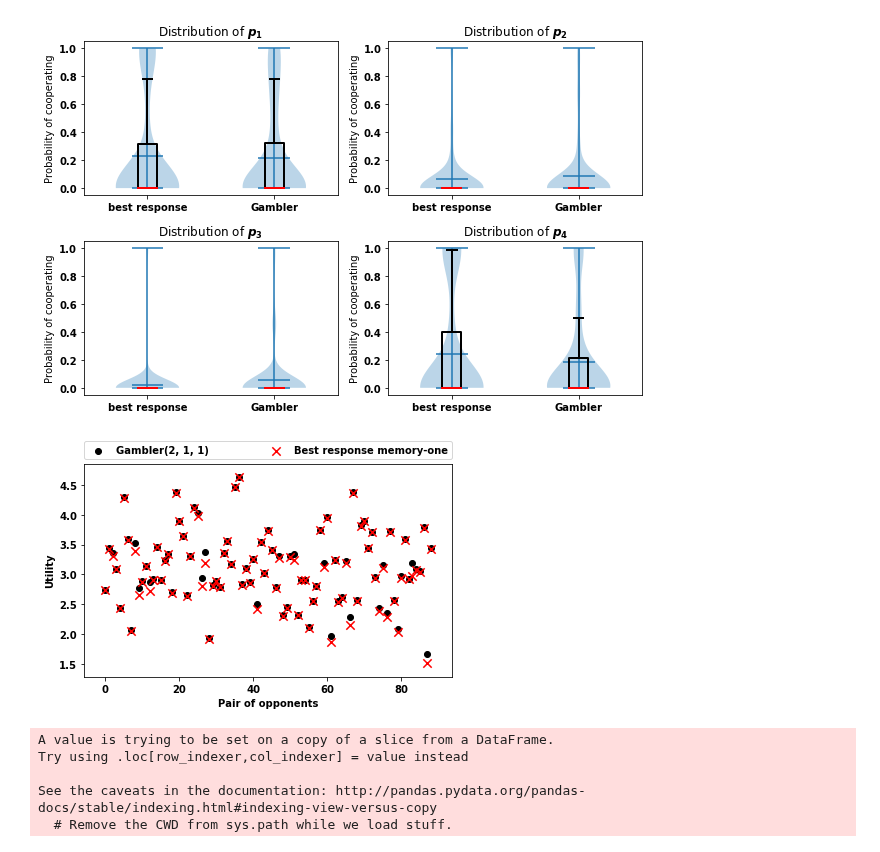
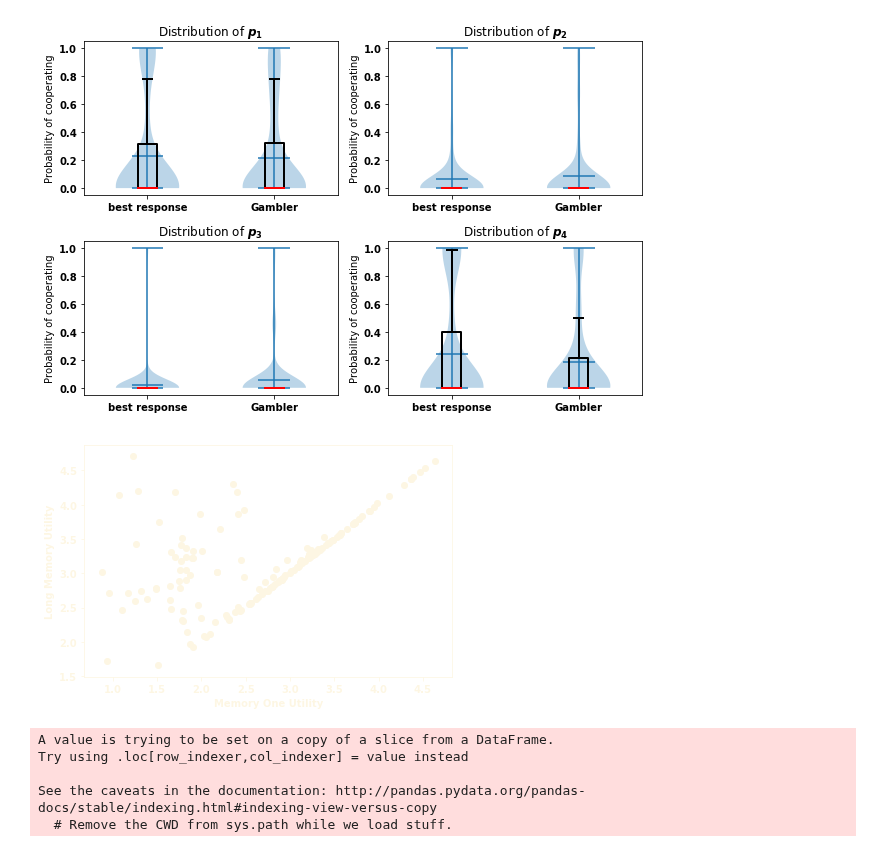
Before and after one commit to Nikoleta-v3/Memory-size-in-the-prisoners-dilemma, a Jupyter notebook: nbs/Analysis of Gambler and best responses.ipynb, the cells around one changed output. Saved outputs shown, nothing was run; the diff lists cells and outputs as text; code cells hidden in the pictures.

```diff
--- a/nbs/Analysis of Gambler and best responses.ipynb
+++ b/nbs/Analysis of Gambler and best responses.ipynb
@@ -104,9 +146,9 @@ def get_results(row):
 # %%
 import tqdm
 # %%
-results = []
-for i, row in tqdm.tqdm(df_with_g.iterrows()):
-    result = get_results(row)
+# results = []
+# for i, row in tqdm.tqdm(df_with_g.iterrows()):
+#     result = get_results(row)
 
-    results.append(result)
+#     results.append(result)
 # %%
@@ -260,34 +299,43 @@ for i, row in df_with_g.iterrows():
 # %%
 df_with_g["mem_one_utility"] = utility
 x = range(len(df_with_g["gambler_utility"]))
+# %%
+bg_color = '#002B36'
+color = '#FDF6E3'
 # %%
-fig, ax = plt.subplots()
+fig, axes = plt.subplots()
 
-plt.scatter(x, df_with_g["gambler_utility"], label="Gambler(2, 1, 1)", color="black")
-plt.scatter(
-    x,
-    df_with_g["mem_one_utility"],
-    marker="x",
-    label="Best response memory-one",
-    color="red",
-    s=70,
-)
+plt.scatter(df_with_g["mem_one_utility"],
+            df_with_g["gambler_utility"],
+            label="Gambler(2, 1, 1)", color=color)
+# plt.scatter(
+#     x,
+#     df_with_g["mem_one_utility"],
+#     marker="x",
+#     label="Best response memory-one",
+#     color="red",
+#     s=70,
+# )
 
-plt.ylabel("Utility", fontsize=10, fontweight="bold")
-plt.xlabel("Pair of opponents", fontsize=10, fontweight="bold")
-lgd = plt.legend(
-    bbox_to_anchor=(0.0, 1.02, 1.0, 0.102),
-    loc=3,
-    ncol=2,
-    mode="expand",
-    borderaxespad=0.0,
-)
+plt.ylabel("Long Memory Utility", fontsize=10, fontweight="bold", color=color)
+plt.xlabel("Memory One Utility", fontsize=10, fontweight="bold")
+axes.spines['bottom'].set_color(color)
+axes.spines['top'].set_color(color)
+axes.spines['right'].set_color(color)
+axes.spines['left'].set_color(color)
+axes.xaxis.label.set_color(color)
+axes.tick_params(axis='x', colors=color)
+axes.tick_params(axis='y', colors=color)
 
 fig.tight_layout()
 
-plt.savefig('../img/gambler_performance_against_mem_one.pdf')
+fig.savefig("/Users/silversurfer/Documents/src/talks/talks/social dilemmas talk/static/result_gambler.pdf",
+            transparent=True, facecolor=fig.get_facecolor())
+
+
+# plt.savefig('../img/gambler_performance_against_mem_one.pdf')
 # %% [output]
-[figure, old version]
+[figure, new version]
 # %%
 gamblers_results["SSerror"] = gamblers_results.apply(
     lambda row: opt_mo.tools.get_least_squares(
```
Also changed, not shown: parts of 7 cells of this notebook, 14 other files.
